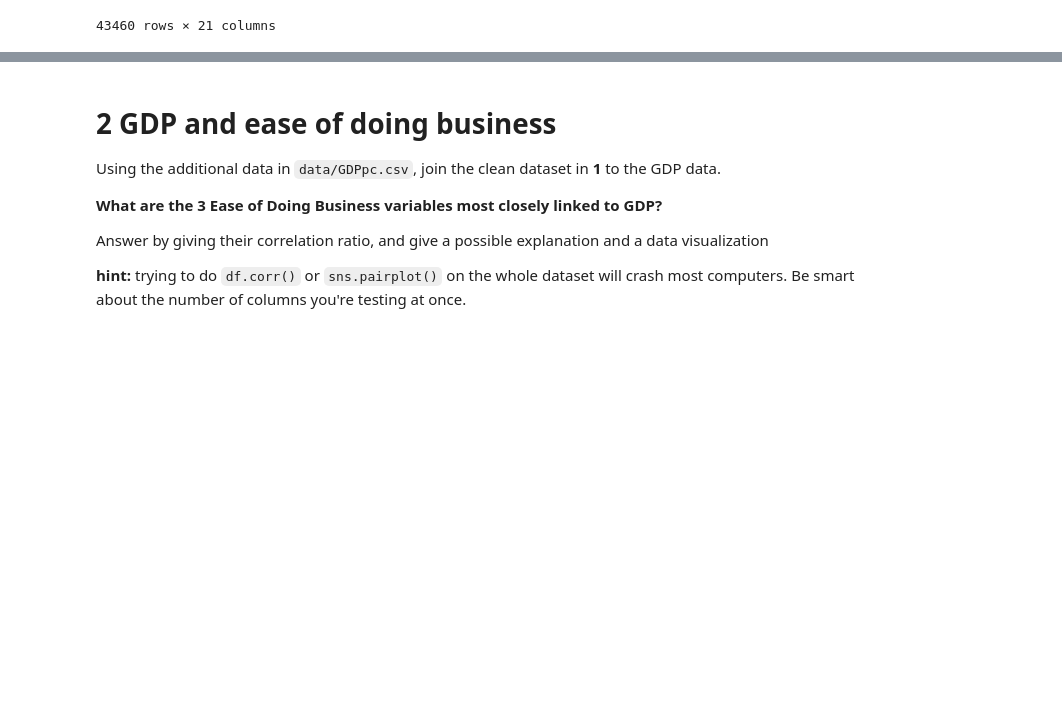
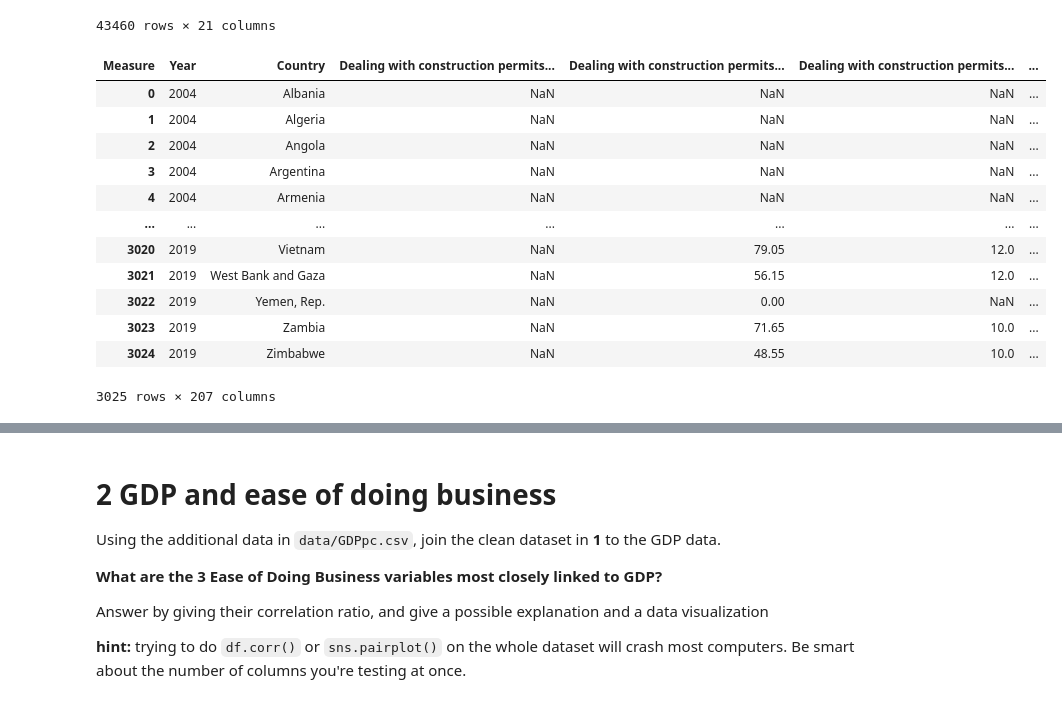
Before and after one commit to cb-ds-1/m2-5-storytelling, a Jupyter notebook: Workshop.ipynb, the cells around one changed output, grey strips where cells are left out. Drawn from its saved outputs; the diff is of its cells as text; code cells hidden in the pictures; blank space fills up the shorter version.

```diff
--- a/Workshop.ipynb
+++ b/Workshop.ipynb
@@ -28,6 +28,38 @@ edb
 | 43458 | Zimbabwe | ZWE | Trading across borders: Time to i... | TRD.ACRS.BRDR.IMP.TM.BRDR.COMP.HR... | NaN | NaN | NaN | NaN | ... |
 | 43459 | Zimbabwe | ZWE | Trading across borders: Time to i... | TRD.ACRS.BRDR.IMP.TM.DOC.COMP.HR.... | NaN | NaN | NaN | NaN | ... |
 43460 rows × 21 columns
+# %%
+df = pd.read_csv('data/DBData.csv')
+df =df.drop(['Unnamed: 20','Indicator Code','Country Code'],axis=1)
+
+df = pd.DataFrame(
+        df.pivot(index='Indicator Name',
+                 columns='Country Name')
+        ).unstack(
+        ).reset_index(drop=False)
+
+df.columns=['Year','Country','Measure','Score']
+
+df = df.pivot_table(values='Score',
+                    index='Measure',
+                    columns=['Year','Country']
+                    ).T.reset_index()
+
+df
+# %% [output]
+| Measure | Year | Country | Dealing with construction permits... | Dealing with construction permits... | Dealing with construction permits... | ... |
+| 0 | 2004 | Albania | NaN | NaN | NaN | ... |
+| 1 | 2004 | Algeria | NaN | NaN | NaN | ... |
+| 2 | 2004 | Angola | NaN | NaN | NaN | ... |
+| 3 | 2004 | Argentina | NaN | NaN | NaN | ... |
+| 4 | 2004 | Armenia | NaN | NaN | NaN | ... |
+| ... | ... | ... | ... | ... | ... | ... |
+| 3020 | 2019 | Vietnam | NaN | 79.05 | 12.0 | ... |
+| 3021 | 2019 | West Bank and Gaza | NaN | 56.15 | 12.0 | ... |
+| 3022 | 2019 | Yemen, Rep. | NaN | 0.00 | NaN | ... |
+| 3023 | 2019 | Zambia | NaN | 71.65 | 10.0 | ... |
+| 3024 | 2019 | Zimbabwe | NaN | 48.55 | 10.0 | ... |
+3025 rows × 207 columns
 # %%
 #https://pandas.pydata.org/pandas-docs/stable/reference/api/pandas.DataFrame.transpose.html
 
```
Also changed, not shown: parts of 1 cell of this notebook.
